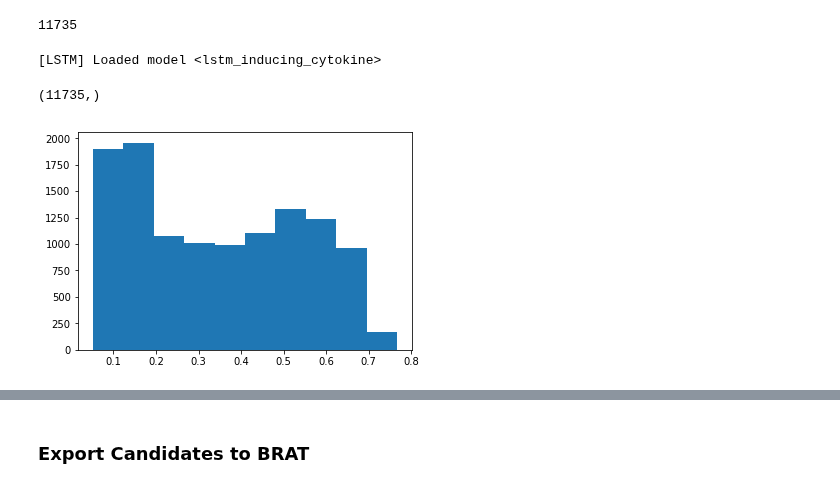
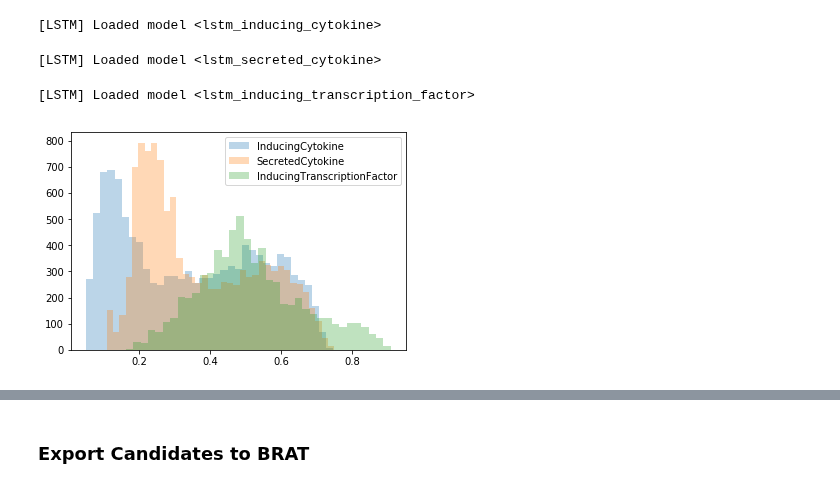
Before and after one commit to hammerlab/t-cell-relation-extraction, a Jupyter notebook: pm_subtype_protein_relations/snorkel/07-analysis.ipynb, the cells around one changed output, grey strips where cells are left out. Saved outputs shown, nothing was run; the diff lists cells and outputs as text; code cells hidden in the pictures.

```diff
--- a/pm_subtype_protein_relations/snorkel/07-analysis.ipynb
+++ b/pm_subtype_protein_relations/snorkel/07-analysis.ipynb
@@ -15,24 +28,19 @@ session = SnorkelSession()
 # %%
 classes = get_candidate_classes()
-candidate_class = classes.inducing_cytokine
-#candidate_class = classes.secreted_cytokine
-X = session.query(candidate_class.subclass).filter(candidate_class.subclass.split == 0).all()
-len(X)
+
+res_pred = {}
+split = SPLIT_TRAIN
+
+for c in classes:
+    candidate_class = classes[c]
+    X = session.query(candidate_class.subclass).filter(candidate_class.subclass.split == split).all()
+
+    lstm = LSTM()
+    lstm.load('lstm_' + candidate_class.field, osp.join(os.environ['MODEL_DATA_DIR'], 'lstm'))
+
+    Y = lstm.marginals(X)
+    res_pred[c] = X, Y, lstm
 # %% [output]
-11735
+[LSTM] Loaded model <lstm_inducing_cytokine>
+[LSTM] Loaded model <lstm_secreted_cytokine>
+[LSTM] Loaded model <lstm_inducing_transcription_factor>
-# %%
-lstm = LSTM()
-path = osp.join(os.environ['MODEL_DATA_DIR'], 'lstm')
-lstm.load('lstm_' + candidate_class.field, path)
-# %% [output]
-[LSTM] Loaded model <lstm_inducing_cytokine>
-# %%
-Y = lstm.marginals(X)
-Y.shape
-# %% [output]
-(11735,)
-# %%
-plt.hist(Y)
-None
-# %% [output]
-[figure, removed]
@@ -46,0 +47,6 @@ None
+# %%
+for c in res_pred:
+    plt.hist(res_pred[c][1], label=c, bins=36, alpha=.3)
+    plt.legend()
+# %% [output]
+[figure, added]
```
Also changed, not shown: parts of 21 cells of this notebook, 3 other files.
